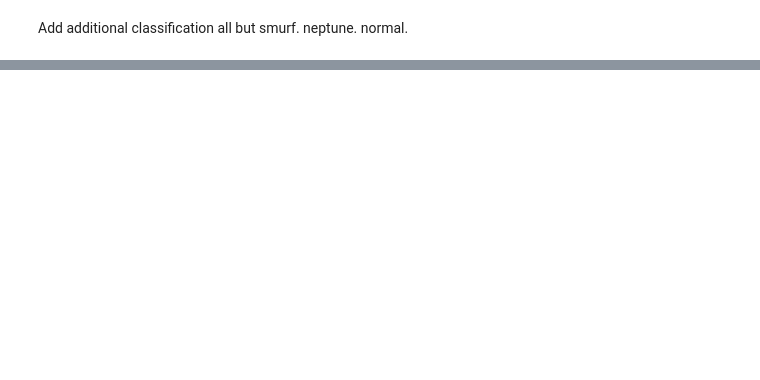
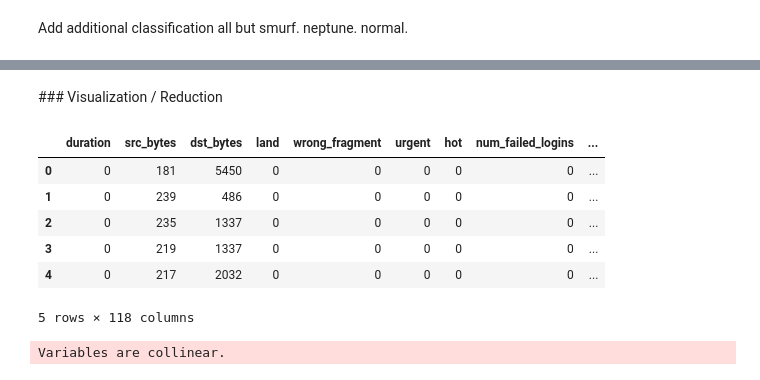
Before and after one commit to ForkedRepository/intrusion_detection_learning, a Jupyter notebook: kdd.ipynb, the cells around one changed output, grey strips where cells are left out. Drawn from its saved outputs; the diff is of its cells as text; code cells hidden in the pictures; blank space fills up the shorter version.

```diff
--- a/kdd.ipynb
+++ b/kdd.ipynb
@@ -193,0 +519,16 @@ X_train['dst_host_same_srv_rate'].value_counts()
+# %%
+all_feats = ['icmp', 'tcp', 'udp','IRC', 'X11', 'Z39_50', 'auth', 'bgp', 'courier', 'csnet_ns', 'ctf', 'daytime',
+             'discard', 'domain', 'domain_u', 'echo', 'eco_i', 'ecr_i', 'efs', 'exec', 'finger', 'ftp', 'ftp_data',
+             'gopher', 'hostnames', 'http', 'http_443', 'imap4', 'iso_tsap', 'klogin', 'kshell', 'ldap', 'link',
+             'login', 'mtp', 'name', 'netbios_dgm', 'netbios_ns', 'netbios_ssn', 'netstat', 'nnsp', 'nntp', 'ntp_u',
+             'other', 'pm_dump', 'pop_2', 'pop_3', 'printer', 'private', 'red_i', 'remote_job', 'rje', 'shell',
+             'smtp', 'sql_net', 'ssh', 'sunrpc', 'supdup', 'systat', 'telnet', 'tftp_u', 'tim_i', 'time', 'urh_i',
+             'urp_i', 'uucp', 'uucp_path', 'vmnet', 'whois','OTH', 'REJ', 'RSTO', 'RSTOS0', 'RSTR', 'S0', 'S1', 'S2',
+             'S3', 'SF', 'SH']
+# %%
+fu = all_features.fit_transform(X_train)
+fu = pd.DataFrame(fu,index=X_train.index,columns=all_feats)
+X_train = pd.concat([X_train,fu],axis=1)
+X_train.drop('protocol_type',axis=1,inplace=True)
+X_train.drop('service',axis=1,inplace=True)
+X_train.drop('flag',axis=1,inplace=True)
@@ -193,0 +541,29 @@ X_train['dst_host_same_srv_rate'].value_counts()
+# %% [markdown]
+### Visualization / Reduction
+# %%
+X_train.head()
+# %% [output]
+|  | duration | src_bytes | dst_bytes | land | wrong_fragment | urgent | hot | num_failed_logins | ... |
+| 0 | 0 | 181 | 5450 | 0 | 0 | 0 | 0 | 0 | ... |
+| 1 | 0 | 239 | 486 | 0 | 0 | 0 | 0 | 0 | ... |
+| 2 | 0 | 235 | 1337 | 0 | 0 | 0 | 0 | 0 | ... |
+| 3 | 0 | 219 | 1337 | 0 | 0 | 0 | 0 | 0 | ... |
+| 4 | 0 | 217 | 2032 | 0 | 0 | 0 | 0 | 0 | ... |
+5 rows × 118 columns
+# %%
+from sklearn.discriminant_analysis import LinearDiscriminantAnalysis as LDA
+
+X_train_2 = X_train.ix[pd.Series(y_bin)==1]
+y_2       = y.ix[pd.Series(y_bin)==1]
+
+lda           = LDA(n_components=3)
+X_train_lda = lda.fit_transform(X_train_2.values,y_2.values)
+
+y_2_n   = []
+classes = np.unique(y_2)
+ran = pd.Series(range(len(classes)))
+
+for i in y_2:
+    y_2_n.append(list(ran.ix[classes==i])[0])
+# %% [output]
+Variables are collinear.
```
Also changed, not shown: parts of 61 cells of this notebook, 12 other files.
